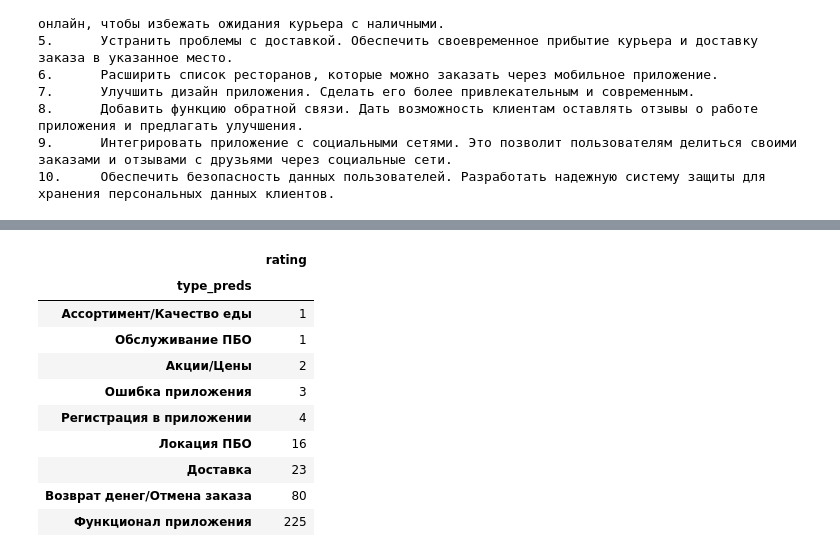
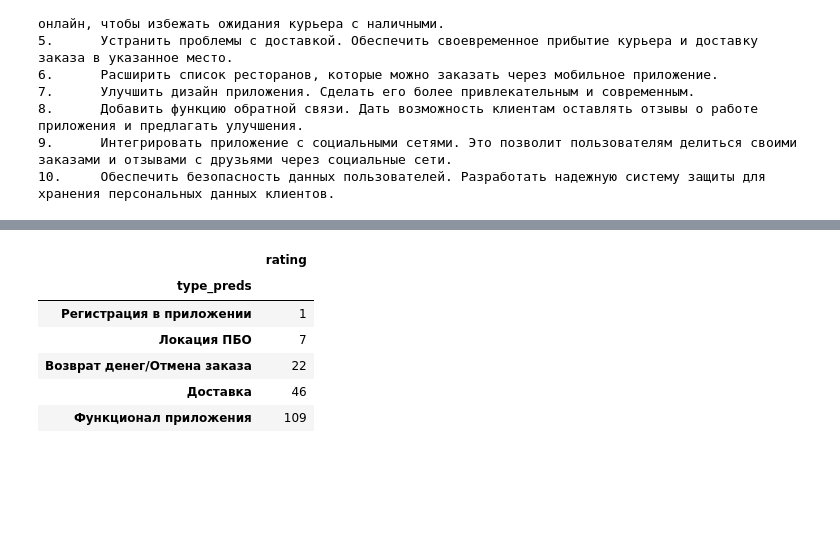
Before and after one commit to KonstantinBurkin/nlp_reviews, a Jupyter notebook: notebooks/gpt_analysis.ipynb, the cells around one changed output, grey strips where cells are left out. Cells and saved outputs as stored; diff of their text form; code cells hidden in the pictures; blank space fills up the shorter version.

```diff
--- a/notebooks/gpt_analysis.ipynb
+++ b/notebooks/gpt_analysis.ipynb
@@ -84,3 +83,3 @@ print(response.json()['result']['alternatives'][0]['text'])
 # %%
-sub_df = pd.read_csv('../data/scored.csv')
+sub_df = pd.read_csv('../data/scored/rostics.csv')
 # %%
@@ -113,14 +94,14 @@ print(';\n'.join(sub_df[sub_df['type_preds'] == test_categories[0]]['review'].va
 # %%
-sub_df.loc[sub_df.type_preds!='Неинформативно',['type_preds', 'rating']].groupby('type_preds').count().sort_values('rating')
+sub_df.loc[
+    (sub_df.type_preds!='Неинформативно')
+    ,
+    ['type_preds', 'rating']
+    ].groupby('type_preds').count().sort_values('rating')
 # %% [output]
 |  | rating |
 | type_preds |  |
-| Ассортимент/Качество еды | 1 |
-| Обслуживание ПБО | 1 |
-| Акции/Цены | 2 |
-| Ошибка приложения | 3 |
-| Регистрация в приложении | 4 |
-| Локация ПБО | 16 |
-| Доставка | 23 |
-| Возврат денег/Отмена заказа | 80 |
-| Функционал приложения | 225 |
+| Регистрация в приложении | 1 |
+| Локация ПБО | 7 |
+| Возврат денег/Отмена заказа | 22 |
+| Доставка | 46 |
+| Функционал приложения | 109 |
```
Also changed, not shown: parts of 9 cells of this notebook, 1 other file.
